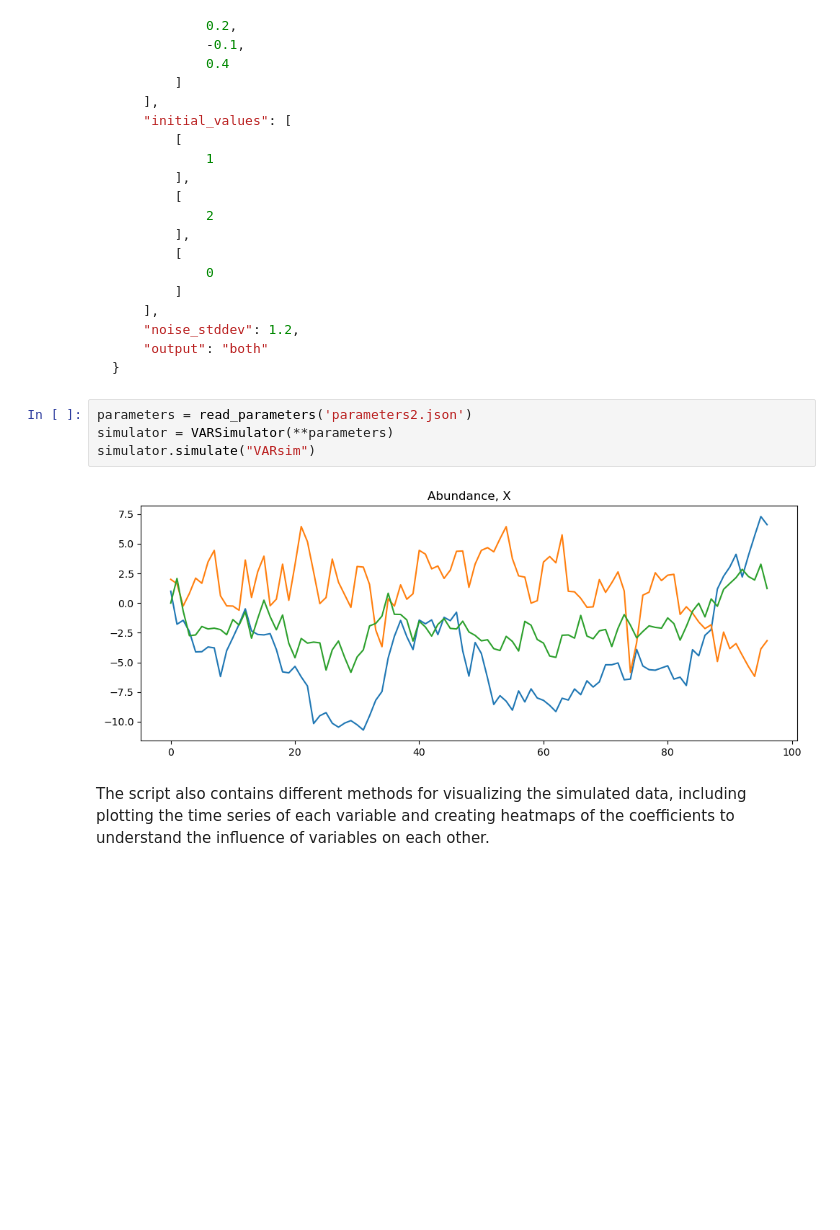
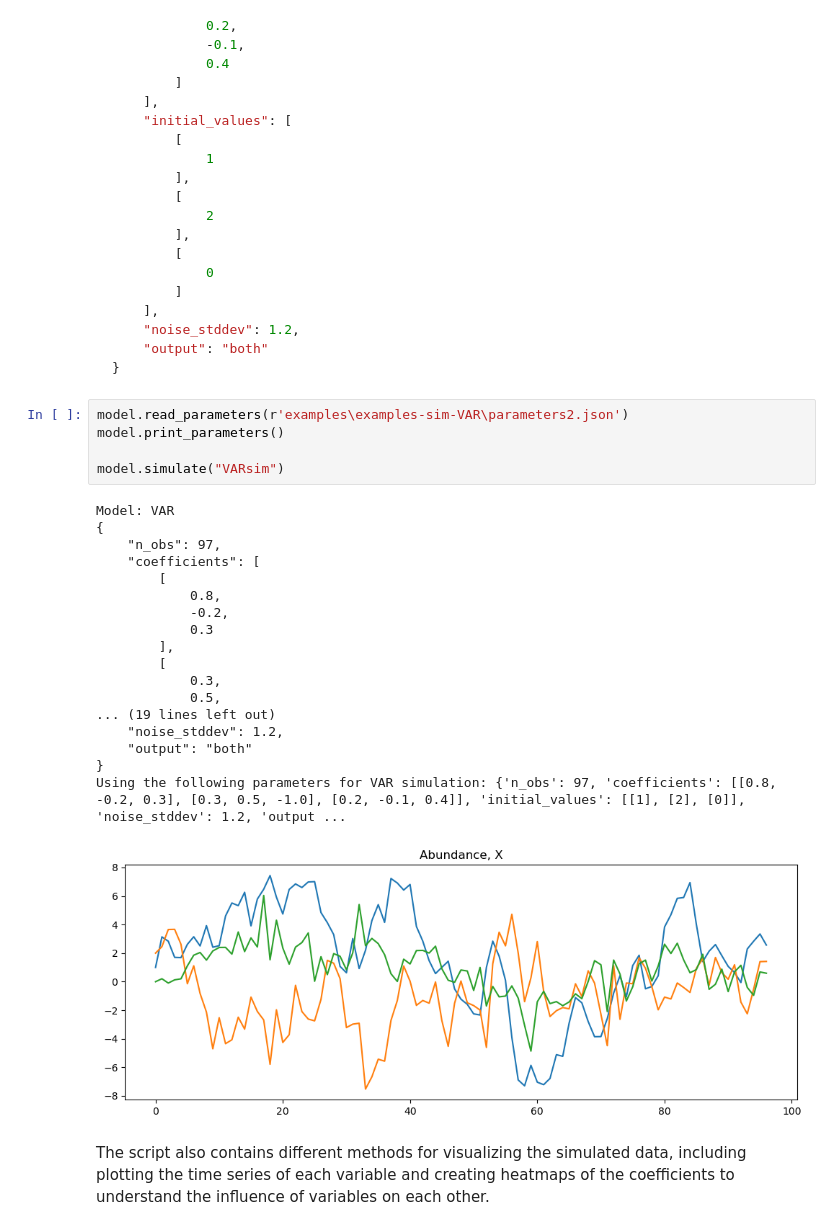
Before and after one commit to ucl-cssb/MIMIC, a Jupyter notebook: docs/source/notebooks/examples-sim-VAR/VARsim.ipynb, the cells around one changed output. Saved outputs shown, nothing was run; the diff lists cells and outputs as text; blank space fills up the shorter version.

````diff
--- a/docs/source/notebooks/examples-sim-VAR/VARsim.ipynb
+++ b/docs/source/notebooks/examples-sim-VAR/VARsim.ipynb
@@ -189,12 +233,30 @@ For example, you could specify the parameters in the following way:
     "output": "both"
 }
 ```
-# %%
-parameters = read_parameters('parameters2.json')
-simulator = VARSimulator(**parameters)
-simulator.simulate("VARsim")
-# %% [output]
-[figure, removed]
+# %%
+model.read_parameters(r'examples\examples-sim-VAR\parameters2.json')
+model.print_parameters()
+
+model.simulate("VARsim")
+# %% [output]
+Model: VAR
+{
+    "n_obs": 97,
+    "coefficients": [
+        [
+            0.8,
+            -0.2,
+            0.3
+        ],
+        [
+            0.3,
+            0.5,
+... (19 lines left out)
+    "noise_stddev": 1.2,
+    "output": "both"
+}
+Using the following parameters for VAR simulation: {'n_obs': 97, 'coefficients': [[0.8, -0.2, 0.3], [0.3, 0.5, -1.0], [0.2, -0.1, 0.4]], 'initial_values': [[1], [2], [0]], 'noise_stddev': 1.2, 'output ...
+[figure, added]
 # %% [markdown]
 The script also contains different methods for visualizing the simulated data, including plotting the time series of each variable and creating heatmaps of the coefficients to understand the influence of variables on each other.
 # %%
````
Also changed, not shown: parts of 14 cells of this notebook, 2 other files.
